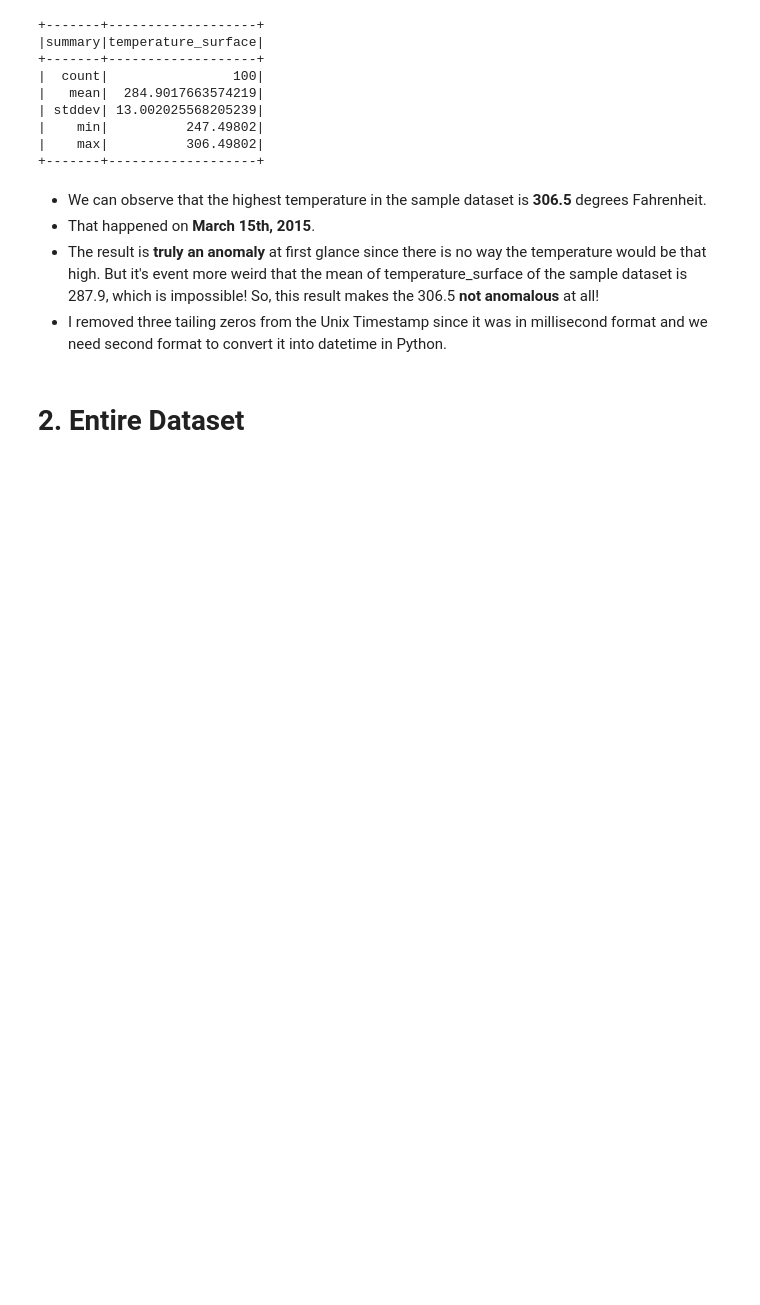
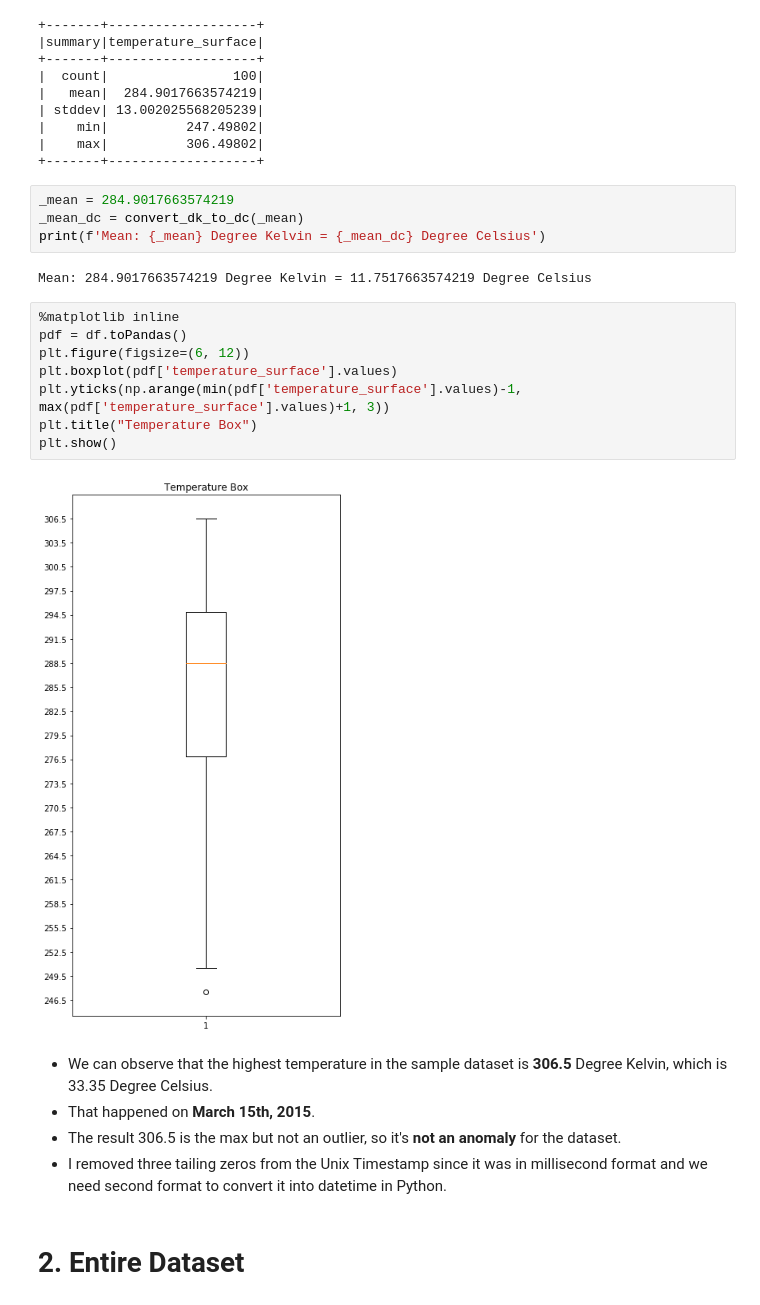
Before and after one commit to ohbriansung/big_data_project_3, a Jupyter notebook: Brian warm-up/hot_hot_hot.ipynb, the cells around one changed output. Cells and saved outputs as stored; diff of their text form; blank space fills up the shorter version.

Commit message:
Added box plot

```diff
--- a/Brian warm-up/hot_hot_hot.ipynb
+++ b/Brian warm-up/hot_hot_hot.ipynb
@@ -75,10 +86,26 @@ df.describe(['temperature_surface']).show()
 |    min|          247.49802|
 |    max|          306.49802|
 +-------+-------------------+
+# %%
+_mean = 284.9017663574219
+_mean_dc = convert_dk_to_dc(_mean)
+print(f'Mean: {_mean} Degree Kelvin = {_mean_dc} Degree Celsius')
+# %% [output]
+Mean: 284.9017663574219 Degree Kelvin = 11.7517663574219 Degree Celsius
+# %%
+%matplotlib inline
+pdf = df.toPandas()
+plt.figure(figsize=(6, 12))
+plt.boxplot(pdf['temperature_surface'].values)
+plt.yticks(np.arange(min(pdf['temperature_surface'].values)-1, max(pdf['temperature_surface'].values)+1, 3))
+plt.title("Temperature Box")
+plt.show()
+# %% [output]
+[figure, added]
 # %% [markdown]
-* We can observe that the highest temperature in the sample dataset is **306.5** degrees Fahrenheit.
+* We can observe that the highest temperature in the sample dataset is **306.5** Degree Kelvin, which is 33.35 Degree Celsius.
 * That happened on **March 15th, 2015**.
-* The result is **truly an anomaly** at first glance since there is no way the temperature would be that high. But it's event more weird that the mean of temperature_surface of the sample dataset is 287.9, which is impossible! So, this result makes the 306.5 **not anomalous** at all!
+* The result 306.5 is the max but not an outlier, so it's **not an anomaly** for the dataset.
 * I removed three tailing zeros from the Unix Timestamp since it was in millisecond format and we need second format to convert it into datetime in Python.
 # %% [markdown]
 # 2. Entire Dataset
```
Also changed, not shown: parts of 8 cells of this notebook.
